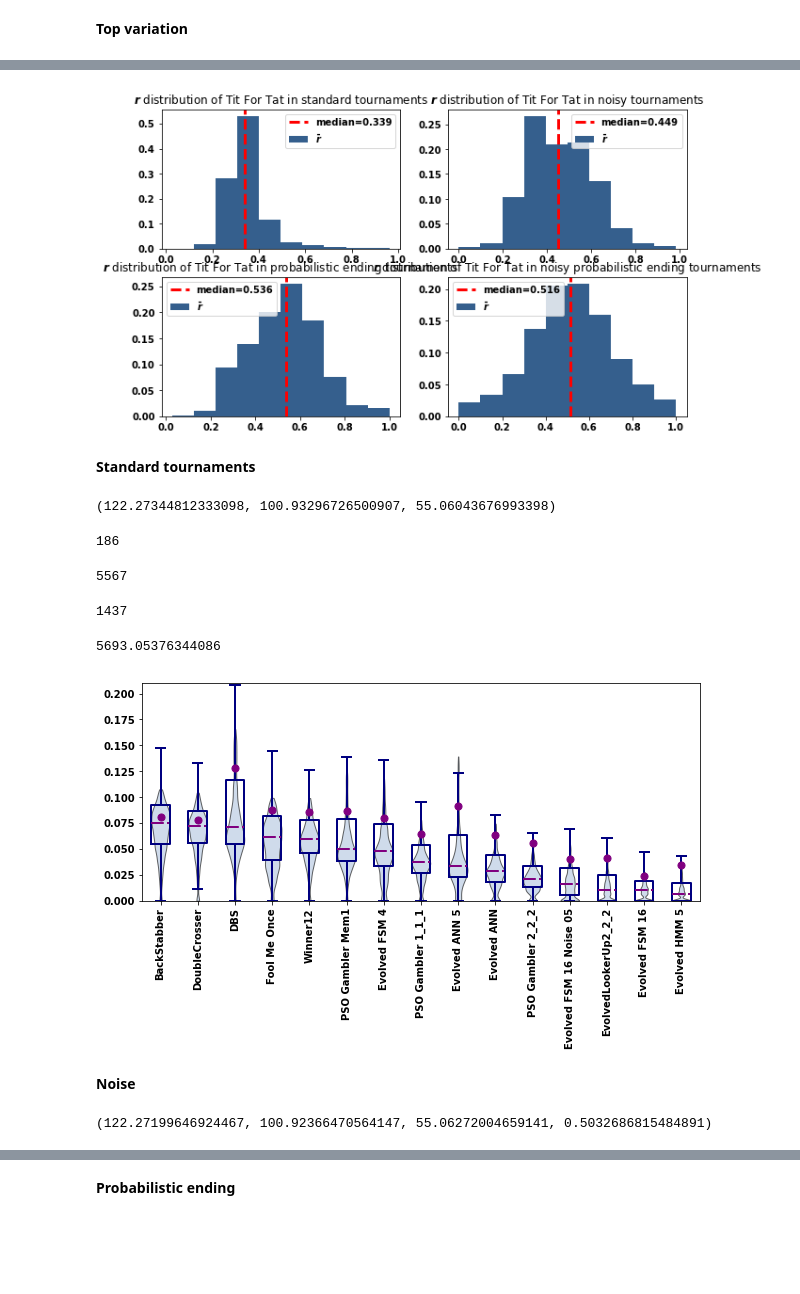
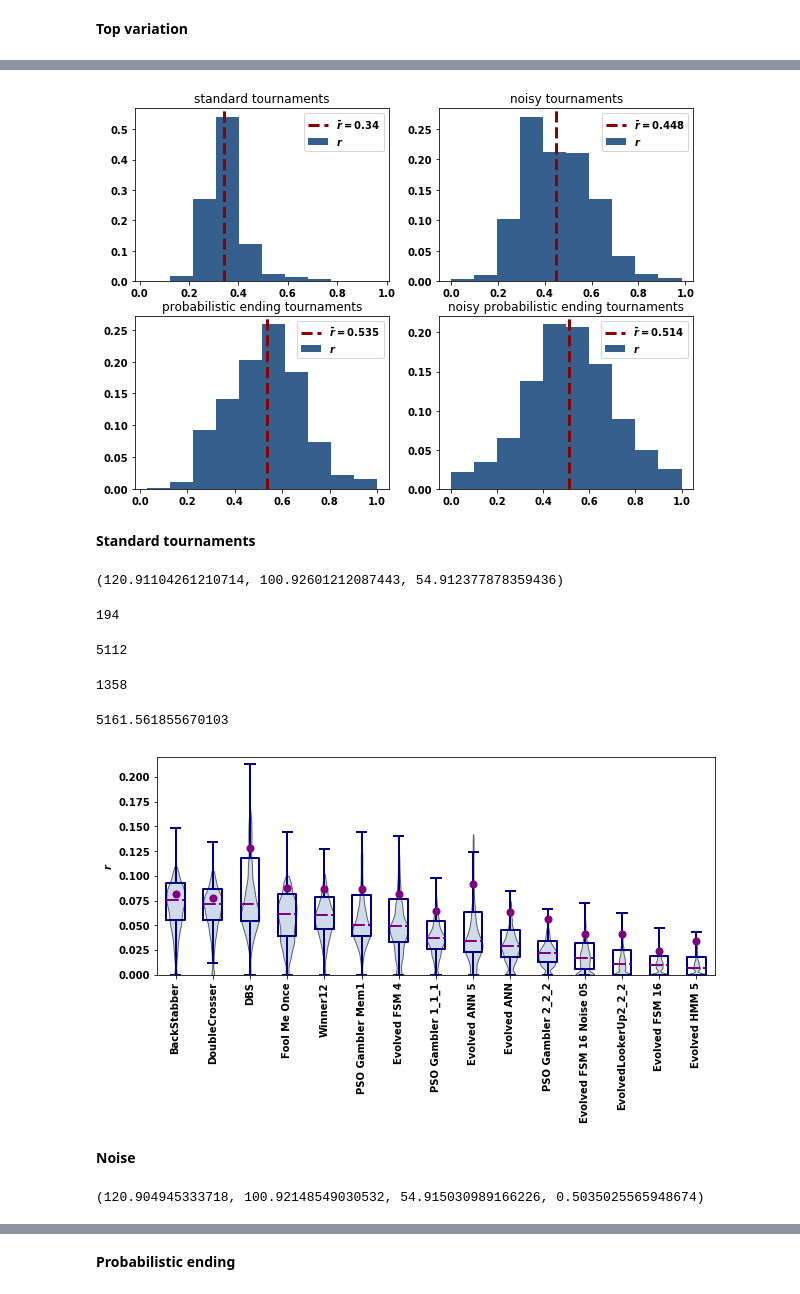
Before and after one commit to Nikoleta-v3/meta-analysis-of-prisoners-dilemma-tournaments, a Jupyter notebook: nbs/1. Top Ranked Strategies.ipynb, the cells around one changed output, grey strips where cells are left out. Drawn from its saved outputs; the diff is of its cells as text; code cells hidden in the pictures; blank space fills up the shorter version.

```diff
--- a/nbs/1. Top Ranked Strategies.ipynb
+++ b/nbs/1. Top Ranked Strategies.ipynb
@@ -24,7 +24,7 @@ color_c = matplotlib.cm.viridis(0.4)
 # %%
 dfs = []
 for name in ['standard', 'noise', 'probend', 'probend_noise']:
-    df = pd.read_csv('../data/%s_v3_processed.csv' % name, index_col=0
+    df = pd.read_csv('../data/%s_3_processed.csv' % name, index_col=0
                            )
     df['type'] = name
     dfs.append(df)
@@ -117,21 +153,3 @@ def plot_perfomance_violin_plots(type_index,
 
     fig.savefig('../images/performance_%s.pdf' % tournament_type,
                 bbox_inches='tight')
-# %%
-fig, axes = plt.subplots(nrows=1, ncols=1)
-
-
-values = dfs[0][dfs[0]['Name'] == 'Tit For Tat']['Normalized_Rank'].unique()
-weights = np.ones_like(values) / float(len(values))
-axes.hist(values, weights=weights, color=color, label=r'$\bar{r}$')
-axes.axvline(
-    np.median(values),
-    color="red",
-    linestyle="dashed",
-    linewidth=3,
-    label="median=%s" % round(np.median(values), 3),
-)
-axes.set_title(r'$r$ distribution of Tit For Tat in standard tournaments')
-axes.legend();
-
-plt.savefig('../images/tit_for_tat_r_distribution.pdf', bbox_inches='tight')
@@ -140,64 +156,66 @@ plt.savefig('../images/tit_for_tat_r_distribution.pdf', bbox_inches='tight')
 # %%
 tournament_types = ['standard', 'noisy', 'probabilistic ending', 'noisy probabilistic ending']
 # %%
-fig, axes = plt.subplots(nrows=2, ncols=2, figsize=(10, 6))
+fig, axes = plt.subplots(nrows=2, ncols=2, figsize=(10, 7))
 
 for i in range(4):
     index = (int(i / 2), i % 2)
 
     values = dfs[i][dfs[i]['Name'] == 'Tit For Tat']['Normalized_Rank'].unique()
     weights = np.ones_like(values) / float(len(values))
-    axes[index].hist(values, weights=weights, color=color, label=r'$\bar{r}$')
+    axes[index].hist(values, weights=weights, color=color, label=r'$r$')
     axes[index].axvline(
         np.median(values),
-        color="red",
+        color="darkred",
         linestyle="dashed",
         linewidth=3,
-        label="median=%s" % round(np.median(values), 3),
+        label=r"$\bar{r}=%s$" % round(np.median(values), 3),
     )
-    axes[index].set_title(r'$r$ distribution of Tit For Tat in %s tournaments' % tournament_types[i])
+    axes[inde]
+    axes[index].set_title(r'%s tournaments' % tournament_types[i])
     axes[index].legend();
+plt.savefig('../images/tit_for_tat_r_distributions.pdf', bbox_inches='tight')
 # %% [output]
-[figure, old version]
+[figure, new version]
 # %% [markdown]
 **Standard tournaments**
 # %%
 np.mean(dfs[0]['size']), np.mean(dfs[0]['turns']), np.mean(dfs[0]['repetitions'])
 # %% [output]
-(122.27344812333098, 100.93296726500907, 55.06043676993398)
+(120.91104261210714, 100.92601212087443, 54.912377878359436)
 # %%
 len(dfs[0]['Name'].unique())
 # %% [output]
-186
+194
 # %%
 len(dfs[0][dfs[0]['Name'] == 'Tit For Tat'].seed.unique())
 # %% [output]
-5567
+5112
 # %%
 len(dfs[0][dfs[0]['Name'] == 'Tit For Tat']['Normalized_Rank'].unique())
 # %% [output]
-1437
+1358
 # %%
 np.mean(df.groupby(['Name', 'seed']).size().reset_index().groupby("Name").count()['seed'].values)
 # %% [output]
-5693.05376344086
+5161.561855670103
 # %%
 top_names = list(average_prfs[0].sort_values()[:15].index)
 # %%
 plot_perfomance_violin_plots(type_index=0,
                              tournament_type=types[0],
                              top_names=top_names,
-                             ylim_up=0.21,
+                             ylim_up=0.22,
                              remove_outliers=True,
                              percentage=0.15)
 # %% [output]
-[figure, old version]
+[figure, new version]
 # %% [markdown]
 **Noise**
 # %%
 np.mean(dfs[1]['size']), np.mean(dfs[1]['turns']), np.mean(dfs[1]['repetitions']), np.mean(dfs[1]['noise'])
 # %% [output]
-(122.27199646924467, 100.92366470564147, 55.06272004659141, 0.5032686815484891)
+(120.904945333718, 100.92148549030532, 54.915030989166226, 0.5035025565948674)
 # %%
 top_names_noise = list(average_prfs[1].sort_values()[:15].index)
 # %%
```
Also changed, not shown: parts of 30 cells of this notebook, 37 other files.
